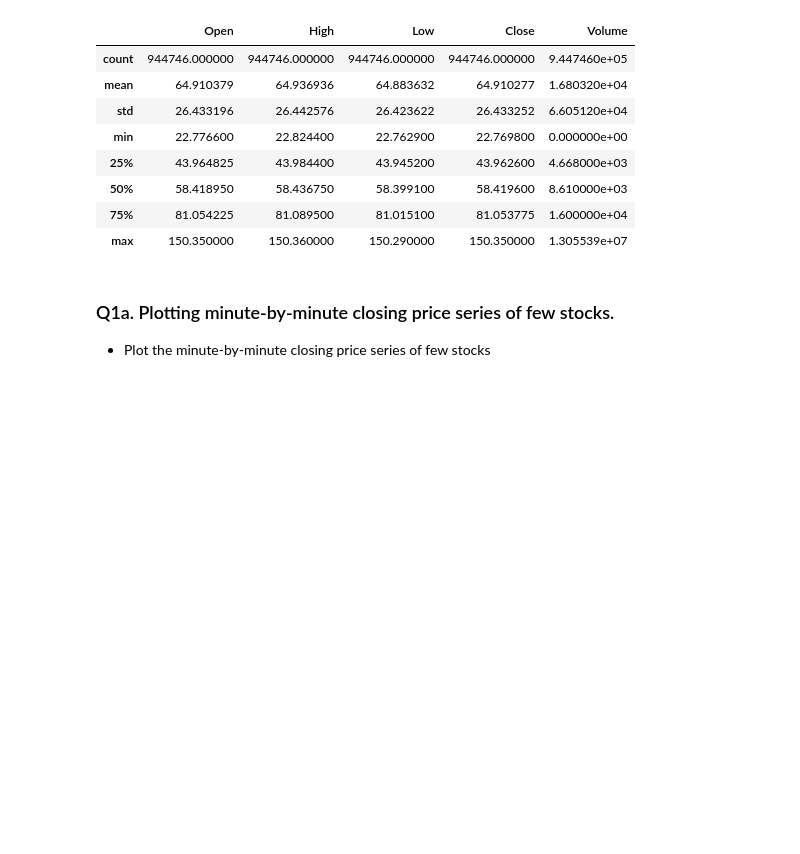
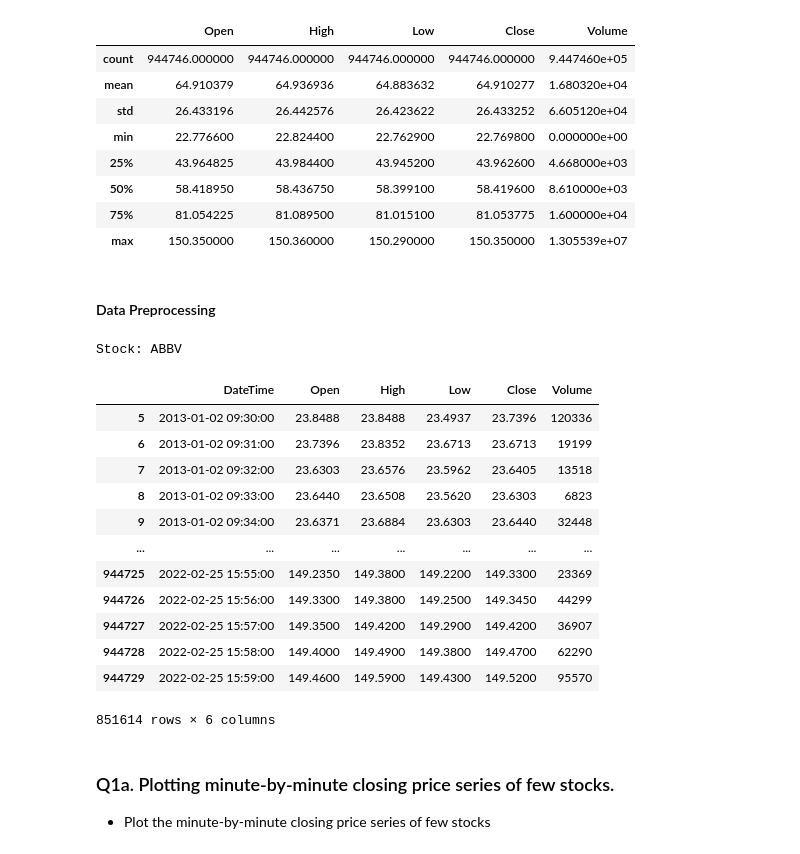
Before and after one commit to munish30monga/lstm_based_stock_trading_system, a Jupyter notebook: 22m2153.ipynb, the cells around one changed output. Saved outputs shown, nothing was run; the diff lists cells and outputs as text; code cells hidden in the pictures; blank space fills up the shorter version.

```diff
--- a/22m2153.ipynb
+++ b/22m2153.ipynb
@@ -135,3 +146,5 @@ Stock: ABBV
 | 50% | 58.418950 | 58.436750 | 58.399100 | 58.419600 | 8.610000e+03 |
 | 75% | 81.054225 | 81.089500 | 81.015100 | 81.053775 | 1.600000e+04 |
 | max | 150.350000 | 150.360000 | 150.290000 | 150.350000 | 1.305539e+07 |
+# %% [markdown]
+#### Data Preprocessing <a id="data-preprocessing"></a>
@@ -138,3 +173,54 @@ Stock: ABBV
+# %%
+def process_df_dict(latest_df_dict):
+    """
+    Processes the stock market data to exclude data outside trading hours and clean missing minutes or holidays.
+
+    Parameters:
+    - latest_df_dict (dict): Dictionary containing the latest data for each stock.
+
+    Returns:
+    - processed_df_dict (dict): Dictionary containing the processed data for each stock.
+    """
+    processed_df_dict = {}
+
+    # Define trading hours
+    trading_start = pd.to_datetime("9:30").time()           # 9:30 AM
+    trading_end = pd.to_datetime("16:00").time()            # 4:00 PM
+
+    for stock, df in latest_df_dict.items():
+        # Ensure the DateTime column is of datetime type
+        df['DateTime'] = pd.to_datetime(df['DateTime'])
+
+        # Exclude data outside of trading hours
+        df = df[df['DateTime'].dt.time.between(trading_start, trading_end)]
+
+        # Exclude data with missing minutes or days with holidays (assuming very low volume means holiday)
+        volume_threshold = df['Volume'].quantile(0.05)
+        df = df[df['Volume'] > volume_threshold]
+
+        processed_df_dict[stock] = df
+
+    return processed_df_dict
+# %%
+processed_random_stock_dfs_dict = process_df_dict(random_stock_dfs_dict) # Processing the random stock dataframes
+# %%
+print("Stock:",random_stocks[0])                          # Printing the first random stock
+processed_random_stock_dfs_dict[random_stocks[0]]         # Printing the first random stock
+# %% [output]
+Stock: ABBV
+|  | DateTime | Open | High | Low | Close | Volume |
+| 5 | 2013-01-02 09:30:00 | 23.8488 | 23.8488 | 23.4937 | 23.7396 | 120336 |
+| 6 | 2013-01-02 09:31:00 | 23.7396 | 23.8352 | 23.6713 | 23.6713 | 19199 |
+| 7 | 2013-01-02 09:32:00 | 23.6303 | 23.6576 | 23.5962 | 23.6405 | 13518 |
+| 8 | 2013-01-02 09:33:00 | 23.6440 | 23.6508 | 23.5620 | 23.6303 | 6823 |
+| 9 | 2013-01-02 09:34:00 | 23.6371 | 23.6884 | 23.6303 | 23.6440 | 32448 |
+| ... | ... | ... | ... | ... | ... | ... |
+| 944725 | 2022-02-25 15:55:00 | 149.2350 | 149.3800 | 149.2200 | 149.3300 | 23369 |
+| 944726 | 2022-02-25 15:56:00 | 149.3300 | 149.3800 | 149.2500 | 149.3450 | 44299 |
+| 944727 | 2022-02-25 15:57:00 | 149.3500 | 149.4200 | 149.2900 | 149.4200 | 36907 |
+| 944728 | 2022-02-25 15:58:00 | 149.4000 | 149.4900 | 149.3800 | 149.4700 | 62290 |
+| 944729 | 2022-02-25 15:59:00 | 149.4600 | 149.5900 | 149.4300 | 149.5200 | 95570 |
+851614 rows × 6 columns
 # %% [markdown]
 ### Q1a. Plotting minute-by-minute closing price series of few stocks. <a id="q1a"></a>
 - Plot the minute-by-minute closing price series of few stocks
```
Also changed, not shown: parts of 9 cells of this notebook, 7 other files.
